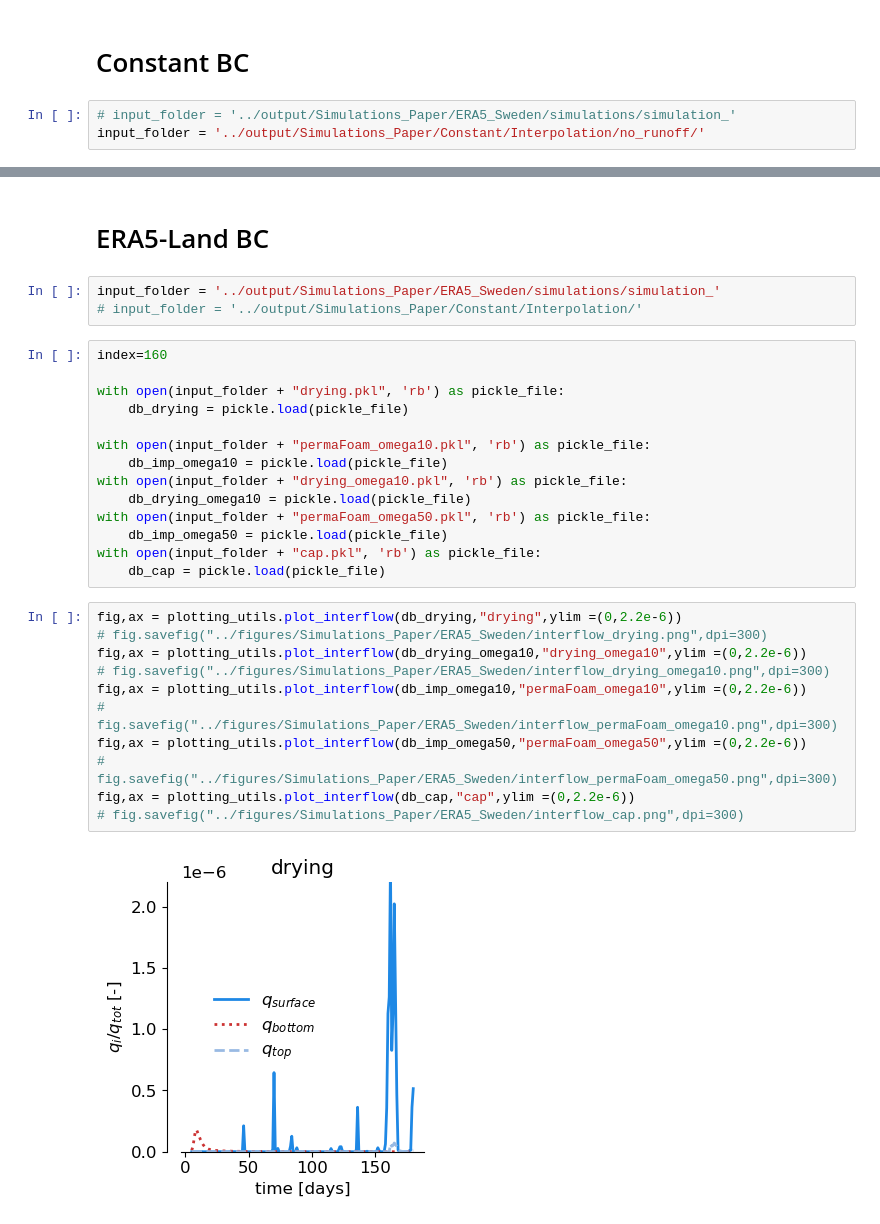
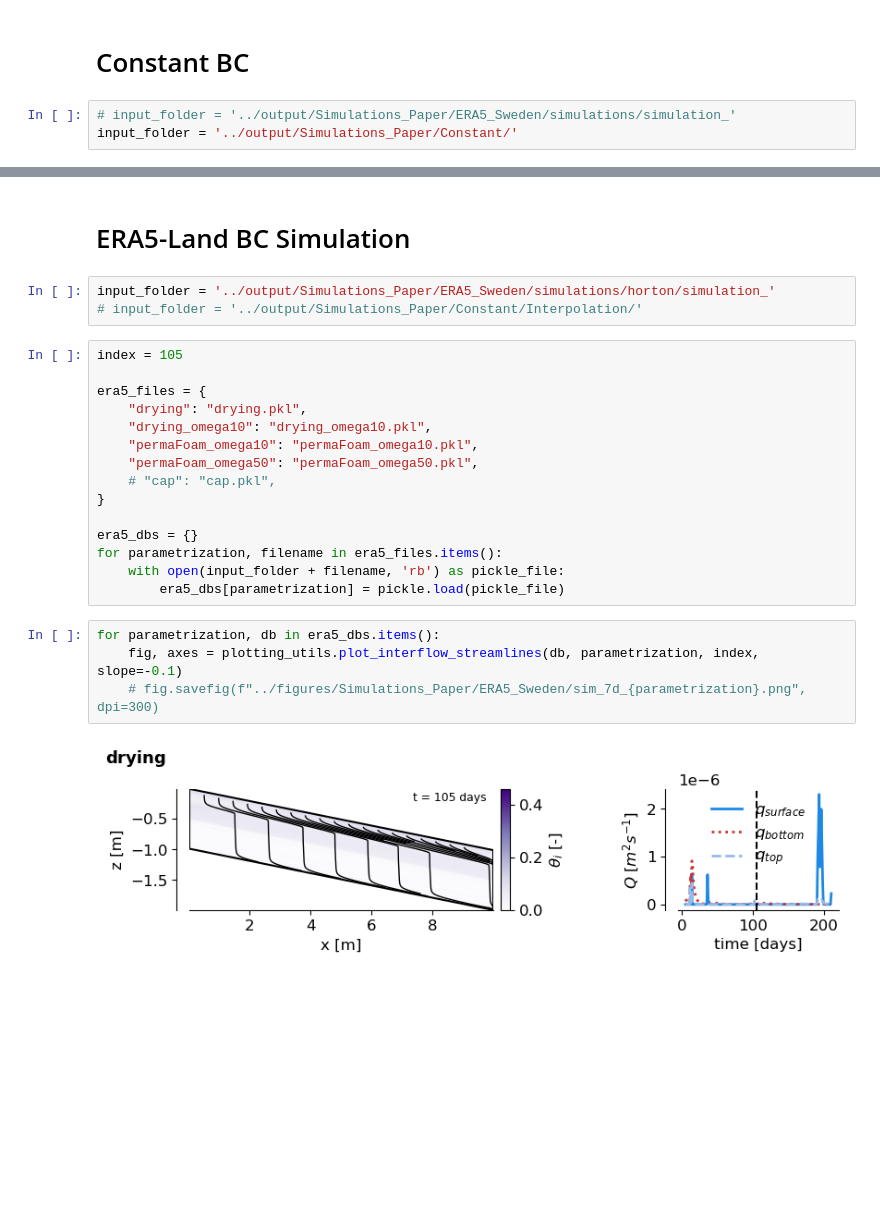
Before and after one commit to AnneMariaVera/CryoRich_AD, a Jupyter notebook: notebooks/plots_seepage.ipynb, the cells around one changed output, grey strips where cells are left out. Cells and saved outputs as stored; diff of their text form; blank space fills up the shorter version.

```diff
--- a/notebooks/plots_seepage.ipynb
+++ b/notebooks/plots_seepage.ipynb
@@ -10,5 +10,5 @@ import jax.numpy as jnp
 # Constant BC
 # %%
 # input_folder = '../output/Simulations_Paper/ERA5_Sweden/simulations/simulation_'
-input_folder = '../output/Simulations_Paper/Constant/Interpolation/no_runoff/'
+input_folder = '../output/Simulations_Paper/Constant/'
 # %%
@@ -64,32 +54,26 @@ fig, ax = plotting_utils.plot_streamlines(db_cap, db_cap['X'], db_cap['Z'],db_ca
 # %% [markdown]
-# ERA5-Land BC
+# ERA5-Land BC Simulation
 # %%
-input_folder = '../output/Simulations_Paper/ERA5_Sweden/simulations/simulation_'
+input_folder = '../output/Simulations_Paper/ERA5_Sweden/simulations/horton/simulation_'
 # input_folder = '../output/Simulations_Paper/Constant/Interpolation/'
 # %%
-index=160
+index = 105
 
-with open(input_folder + "drying.pkl", 'rb') as pickle_file:
-    db_drying = pickle.load(pickle_file)
+era5_files = {
+    "drying": "drying.pkl",
+    "drying_omega10": "drying_omega10.pkl",
+    "permaFoam_omega10": "permaFoam_omega10.pkl",
+    "permaFoam_omega50": "permaFoam_omega50.pkl",
+    # "cap": "cap.pkl",
+}
 
-with open(input_folder + "permaFoam_omega10.pkl", 'rb') as pickle_file:
-    db_imp_omega10 = pickle.load(pickle_file)
-with open(input_folder + "drying_omega10.pkl", 'rb') as pickle_file:
-    db_drying_omega10 = pickle.load(pickle_file)
-with open(input_folder + "permaFoam_omega50.pkl", 'rb') as pickle_file:
-    db_imp_omega50 = pickle.load(pickle_file)
-with open(input_folder + "cap.pkl", 'rb') as pickle_file:
-    db_cap = pickle.load(pickle_file)
+era5_dbs = {}
+for parametrization, filename in era5_files.items():
+    with open(input_folder + filename, 'rb') as pickle_file:
+        era5_dbs[parametrization] = pickle.load(pickle_file)
 # %%
-fig,ax = plotting_utils.plot_interflow(db_drying,"drying",ylim =(0,2.2e-6))
-# fig.savefig("../figures/Simulations_Paper/ERA5_Sweden/interflow_drying.png",dpi=300)
-fig,ax = plotting_utils.plot_interflow(db_drying_omega10,"drying_omega10",ylim =(0,2.2e-6))
-# fig.savefig("../figures/Simulations_Paper/ERA5_Sweden/interflow_drying_omega10.png",dpi=300)
-fig,ax = plotting_utils.plot_interflow(db_imp_omega10,"permaFoam_omega10",ylim =(0,2.2e-6))
-# fig.savefig("../figures/Simulations_Paper/ERA5_Sweden/interflow_permaFoam_omega10.png",dpi=300)
-fig,ax = plotting_utils.plot_interflow(db_imp_omega50,"permaFoam_omega50",ylim =(0,2.2e-6))
-# fig.savefig("../figures/Simulations_Paper/ERA5_Sweden/interflow_permaFoam_omega50.png",dpi=300)
-fig,ax = plotting_utils.plot_interflow(db_cap,"cap",ylim =(0,2.2e-6))
-# fig.savefig("../figures/Simulations_Paper/ERA5_Sweden/interflow_cap.png",dpi=300)
+for parametrization, db in era5_dbs.items():
+    fig, axes = plotting_utils.plot_interflow_streamlines(db, parametrization, index, slope=-0.1)
+    # fig.savefig(f"../figures/Simulations_Paper/ERA5_Sweden/sim_7d_{parametrization}.png", dpi=300)
 # %% [output]
-[figure, old version]
+[figure, new version]
```
Also changed, not shown: parts of 17 cells of this notebook, 27 other files.
